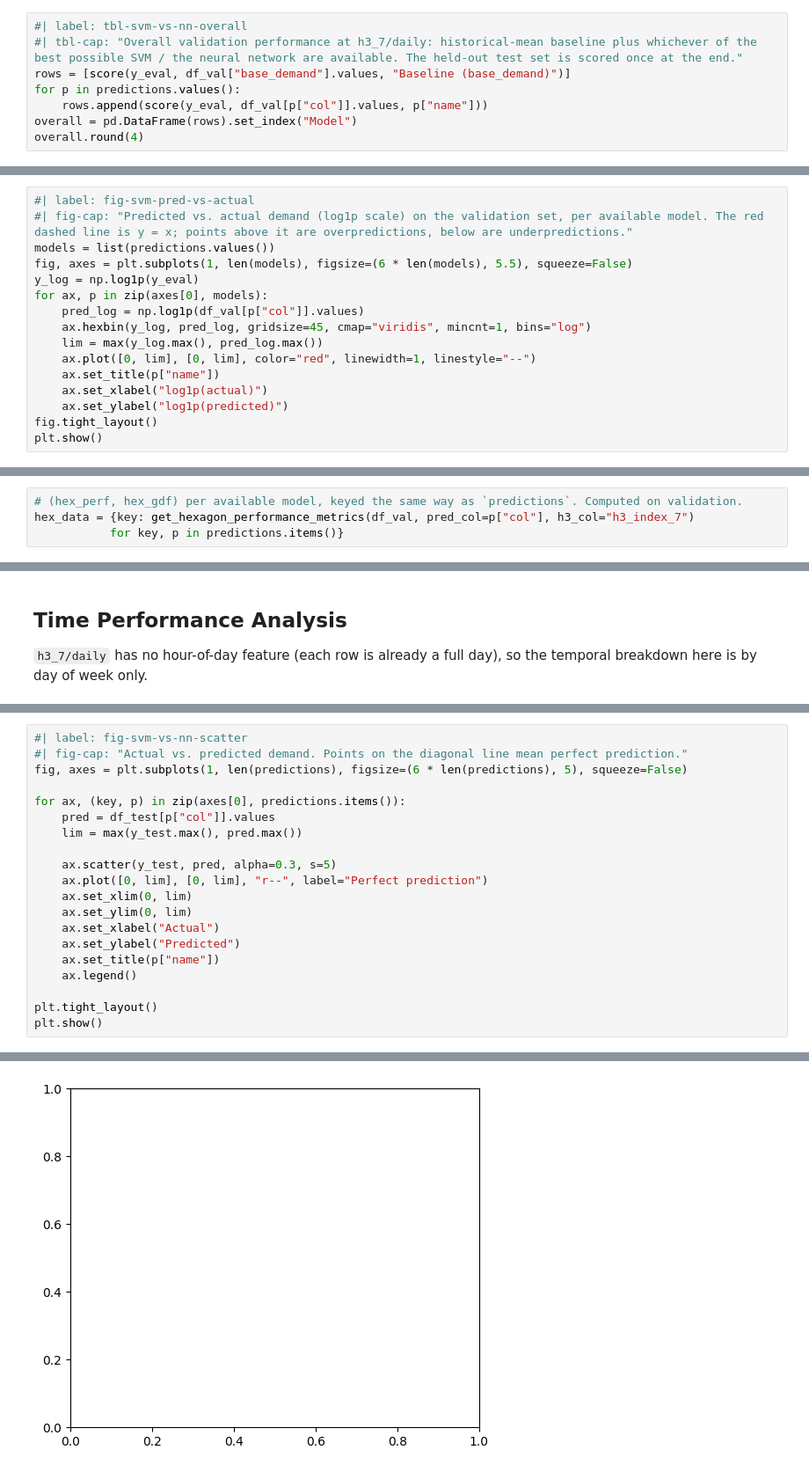
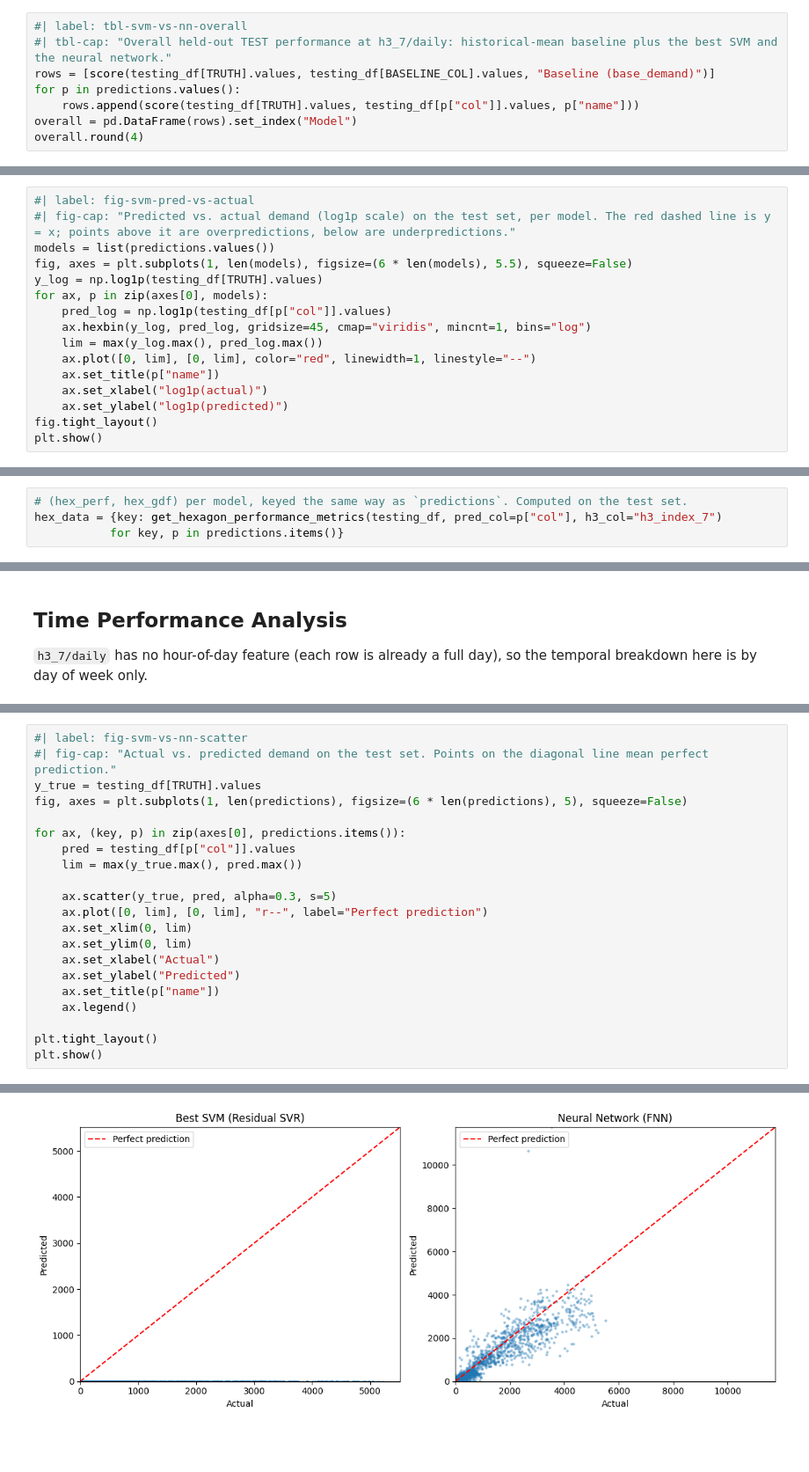
Before and after one commit to larissatheilmann/AAA_Project_Group7, a Jupyter notebook: notebooks/3.4 ModelPerformanceVisualization.ipynb, the cells around one changed output, grey strips where cells are left out. Shown at 88% size. Drawn from its saved outputs; the diff is of its cells as text; blank space fills up the shorter version.

```diff
--- a/notebooks/3.4 ModelPerformanceVisualization.ipynb
+++ b/notebooks/3.4 ModelPerformanceVisualization.ipynb
@@ -181,9 +86,9 @@ cell of the notebook.)
 # %%
 #| label: tbl-svm-vs-nn-overall
-#| tbl-cap: "Overall validation performance at h3_7/daily: historical-mean baseline plus whichever of the best possible SVM / the neural network are available. The held-out test set is scored once at the end."
-rows = [score(y_eval, df_val["base_demand"].values, "Baseline (base_demand)")]
+#| tbl-cap: "Overall held-out TEST performance at h3_7/daily: historical-mean baseline plus the best SVM and the neural network."
+rows = [score(testing_df[TRUTH].values, testing_df[BASELINE_COL].values, "Baseline (base_demand)")]
 for p in predictions.values():
-    rows.append(score(y_eval, df_val[p["col"]].values, p["name"]))
+    rows.append(score(testing_df[TRUTH].values, testing_df[p["col"]].values, p["name"]))
 overall = pd.DataFrame(rows).set_index("Model")
 overall.round(4)
 # %% [output]
@@ -200,12 +106,12 @@ perfect, points above it are overpredictions and below are underpredictions. It
 whether a model is biased high or low, and where in the demand range it struggles.
 # %%
 #| label: fig-svm-pred-vs-actual
-#| fig-cap: "Predicted vs. actual demand (log1p scale) on the validation set, per available model. The red dashed line is y = x; points above it are overpredictions, below are underpredictions."
+#| fig-cap: "Predicted vs. actual demand (log1p scale) on the test set, per model. The red dashed line is y = x; points above it are overpredictions, below are underpredictions."
 models = list(predictions.values())
 fig, axes = plt.subplots(1, len(models), figsize=(6 * len(models), 5.5), squeeze=False)
-y_log = np.log1p(y_eval)
+y_log = np.log1p(testing_df[TRUTH].values)
 for ax, p in zip(axes[0], models):
-    pred_log = np.log1p(df_val[p["col"]].values)
+    pred_log = np.log1p(testing_df[p["col"]].values)
     ax.hexbin(y_log, pred_log, gridsize=45, cmap="viridis", mincnt=1, bins="log")
     lim = max(y_log.max(), pred_log.max())
     ax.plot([0, lim], [0, lim], color="red", linewidth=1, linestyle="--")
@@ -291,8 +197,8 @@ def create_choropleth_plot(ax, gdf, value_col, title="", cmap="YlOrRd", k=7):
     ax.set_axis_off()
     ax.set_title(title, fontsize=12, fontweight="bold", pad=10)
 # %%
-# (hex_perf, hex_gdf) per available model, keyed the same way as `predictions`. Computed on validation.
-hex_data = {key: get_hexagon_performance_metrics(df_val, pred_col=p["col"], h3_col="h3_index_7")
+# (hex_perf, hex_gdf) per model, keyed the same way as `predictions`. Computed on the test set.
+hex_data = {key: get_hexagon_performance_metrics(testing_df, pred_col=p["col"], h3_col="h3_index_7")
            for key, p in predictions.items()}
 # %% [markdown]
 ### Map 1: mean absolute error (MAE) per hexagon
@@ -410,13 +316,14 @@ plt.show()
 # %%
 #| label: fig-svm-vs-nn-scatter
-#| fig-cap: "Actual vs. predicted demand. Points on the diagonal line mean perfect prediction."
+#| fig-cap: "Actual vs. predicted demand on the test set. Points on the diagonal line mean perfect prediction."
+y_true = testing_df[TRUTH].values
 fig, axes = plt.subplots(1, len(predictions), figsize=(6 * len(predictions), 5), squeeze=False)
 
 for ax, (key, p) in zip(axes[0], predictions.items()):
-    pred = df_test[p["col"]].values
-    lim = max(y_test.max(), pred.max())
+    pred = testing_df[p["col"]].values
+    lim = max(y_true.max(), pred.max())
 
-    ax.scatter(y_test, pred, alpha=0.3, s=5)
+    ax.scatter(y_true, pred, alpha=0.3, s=5)
     ax.plot([0, lim], [0, lim], "r--", label="Perfect prediction")
     ax.set_xlim(0, lim)
     ax.set_ylim(0, lim)
@@ -432,4 +338,4 @@ KeyboardInterrupt
-[figure, old version]
+[figure, new version]
 # %%
 #| label: fig-svm-vs-nn-timeseries
 #| fig-cap: "City-wide daily demand over the test period: actual vs. predicted."
```
Also changed, not shown: parts of 23 cells of this notebook, 2 other files.
